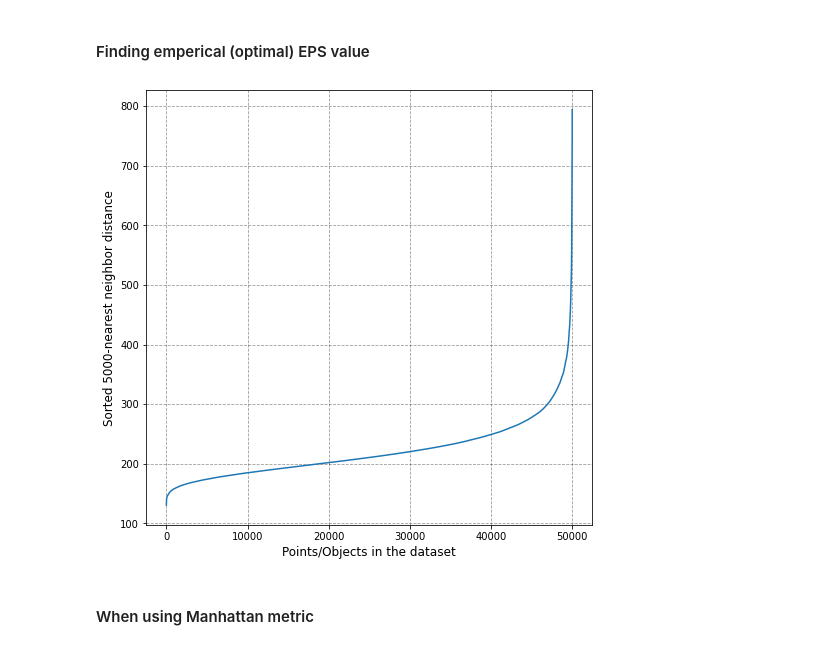
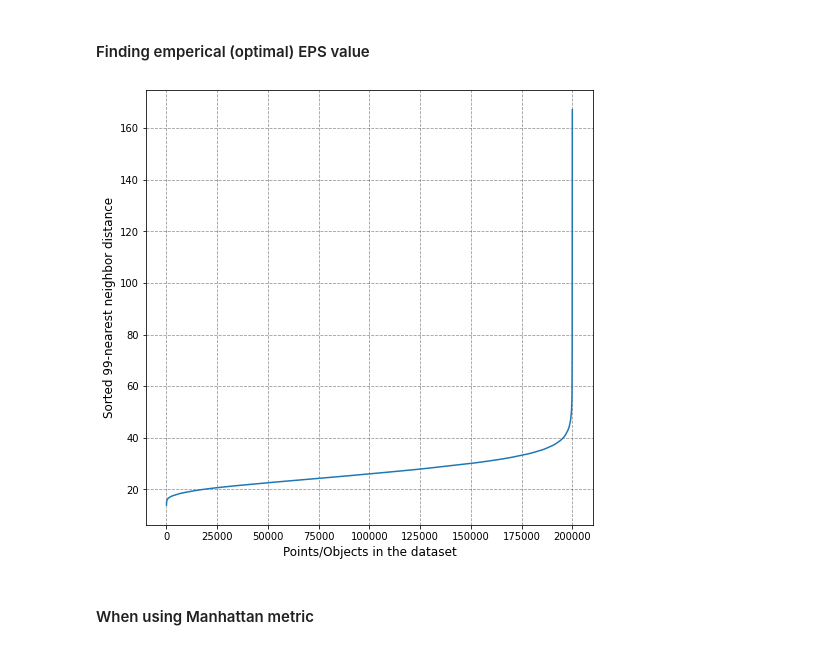
Before and after one commit to TaherHabib/topic-analysis-BERT-DDC, a Jupyter notebook: examples/clustering_experiments.ipynb, the cells around one changed output. Saved outputs shown, nothing was run; the diff lists cells and outputs as text; code cells hidden in the pictures.

```diff
--- a/examples/clustering_experiments.ipynb
+++ b/examples/clustering_experiments.ipynb
@@ -34,16 +32,14 @@ ModuleNotFoundError: No module named 'src_utils'
 #### File Args
 # %%
 classes_to_cluster = list(np.arange(10).astype('str')) # ['1','2','4','8','9']
-n_samples = 5000
+n_samples = 20000
 
-layer = 7 # 'pooler_output' # 2048 entries per sample for classification head,
+layer = 'pooler_output' # 'pooler_output' # 2048 entries per sample for classification head,
                         # for 'pooler_output' it is 768
-original_only = True
 
 # File name arguments for saving to disk
 file_args = {
     'layer': layer,
     'classes': classes_to_cluster,
     'n_samples': n_samples,
-    'original_only': original_only
 }
@@ -89,0 +110,22 @@ reduced_embeddings.shape
+# %%
+# OR, load pre-saved PCA embeddings from disk
+
+n_comp = 50
+var_retention = 0.85
+scaler = RobustScaler
+
+pca_dirname = 'Layer{}_Classes{}_SamplesPerRootClass{}'.format(file_args['layer'],
+                                                               ''.join(file_args['classes']),
+                                                               file_args['n_samples'])
+pca_filename = 'Comp{}_Var{}_Scaler{}'.format(n_comp, int(var_retention * 100), scaler.__name__)
+
+pca_embeddings = np.load(os.path.join(data_root, 'model_data', 'pca_embeddings', pca_dirname, pca_filename+'.npz'), allow_pickle=True)
+
+# Extracting the .npz file into a .npy file
+#with ZipFile(os.path.join(data_root, 'model_data', 'pca_embeddings', pca_dirname, pca_filename+'.npz'), 'r') as f:
+ #   f.extractall(path=os.path.join(data_root, 'model_data', 'pca_embeddings', pca_dirname), members=['arr_0.npy'])
+
+pca_embeddings = dict(pca_embeddings)
+# %%
+reduced_embeddings = pca_embeddings['reduced_emb']
+reduced_embeddings.shape
@@ -252,10 +296,19 @@ kmeans_trial_results_[21]
 # %% [markdown]
 #### Finding emperical (optimal) EPS value
 # %%
-#k = 2 * reduced_embeddings.shape[-1] - 1
-distances = get_kdist_plot(X=reduced_embeddings, k=5000, p=1)
+# k = 2 * reduced_embeddings.shape[-1] - 1
+distances = get_kdist_plot(X=reduced_embeddings, k=99, p=1)
-# %% [output]
-[figure, removed]
+# %%
+k = 99
+plt.figure(figsize=(8,8))
+plt.plot(distances[:, k-1])
+plt.xlabel('Points/Objects in the dataset', fontsize=12)
+plt.ylabel('Sorted {}-nearest neighbor distance'.format(k), fontsize=12)
+plt.grid(True, linestyle="--", color='black', alpha=0.4)
+plt.show()
+plt.close()
+# %% [output]
+[figure, added]
 # %% [markdown]
 #### When using Manhattan metric
 # %%
```
Also changed, not shown: parts of 16 cells of this notebook, 1 other file.
